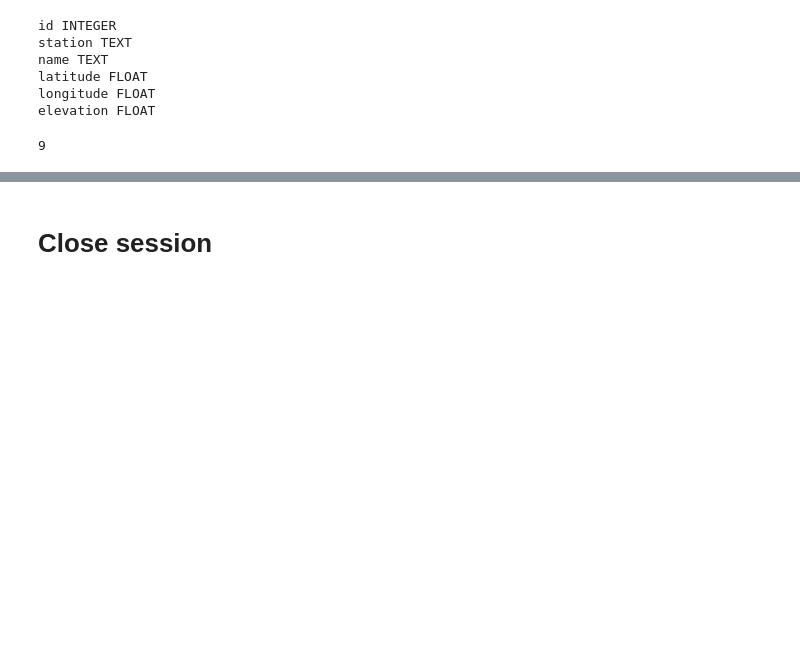
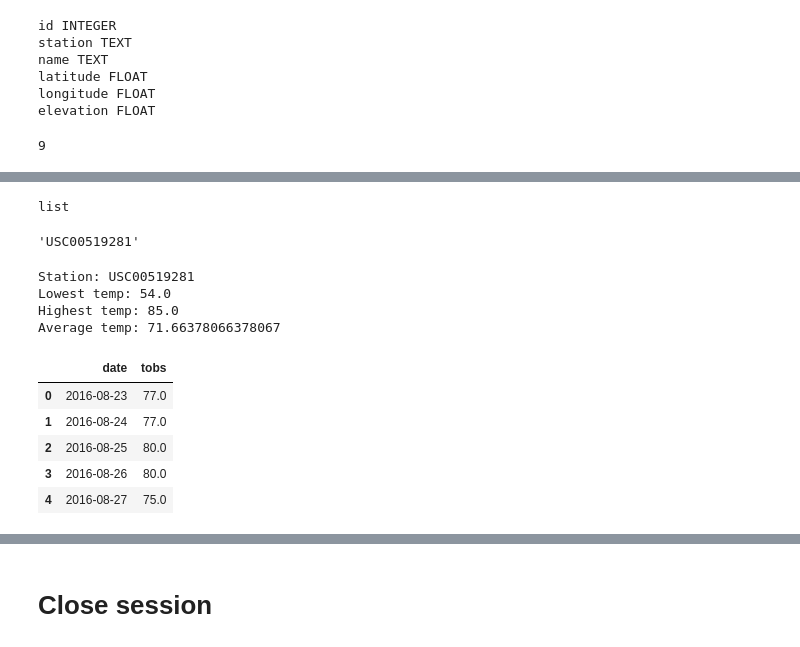
Before and after one commit to hsharma263/sqlalchemy-challenge, a Jupyter notebook: climate_starter.ipynb, the cells around one changed output, grey strips where cells are left out. Saved outputs shown, nothing was run; the diff lists cells and outputs as text; code cells hidden in the pictures; blank space fills up the shorter version.

```diff
--- a/climate_starter.ipynb
+++ b/climate_starter.ipynb
@@ -251,3 +244,28 @@ station_count
+# %%
+type(active_stations)
+# %% [output]
+list
+# %%
+active_stations[6][0]
+# %% [output]
+'USC00519281'
+# %%
+# Using the most active station id from the previous query,
+# calculate the lowest, highest, and average temperature.
+most_active_station = active_stations[6][0]
+min_temp = session.query(func.min(Measurement.tobs)).filter(Measurement.station == most_active_station).all()[0][0]
+max_temp = session.query(func.max(Measurement.tobs)).filter(Measurement.station == most_active_station).all()[0][0]
+avg_temp = session.query(func.avg(Measurement.tobs)).filter(Measurement.station == most_active_station).all()[0][0]
+
+print(f"Station: {most_active_station}")
+print(f"Lowest temp: {min_temp}")
+print(f"Highest temp: {max_temp}")
+print(f"Average temp: {avg_temp}")
+# %% [output]
+Station: USC00519281
+Lowest temp: 54.0
+Highest temp: 85.0
+Average temp: 71.66378066378067
 # %%
 # Using the most active station id
 # Query the last 12 months of temperature observation data for this station and plot the results as a histogram
@@ -253,0 +275,10 @@ station_count
+# %%
+most_active_year_data_df = pd.DataFrame(most_active_year_data)
+most_active_year_data_df.head()
+# %% [output]
+|  | date | tobs |
+| 0 | 2016-08-23 | 77.0 |
+| 1 | 2016-08-24 | 77.0 |
+| 2 | 2016-08-25 | 80.0 |
+| 3 | 2016-08-26 | 80.0 |
+| 4 | 2016-08-27 | 75.0 |
```
Also changed, not shown: parts of 12 cells of this notebook.
